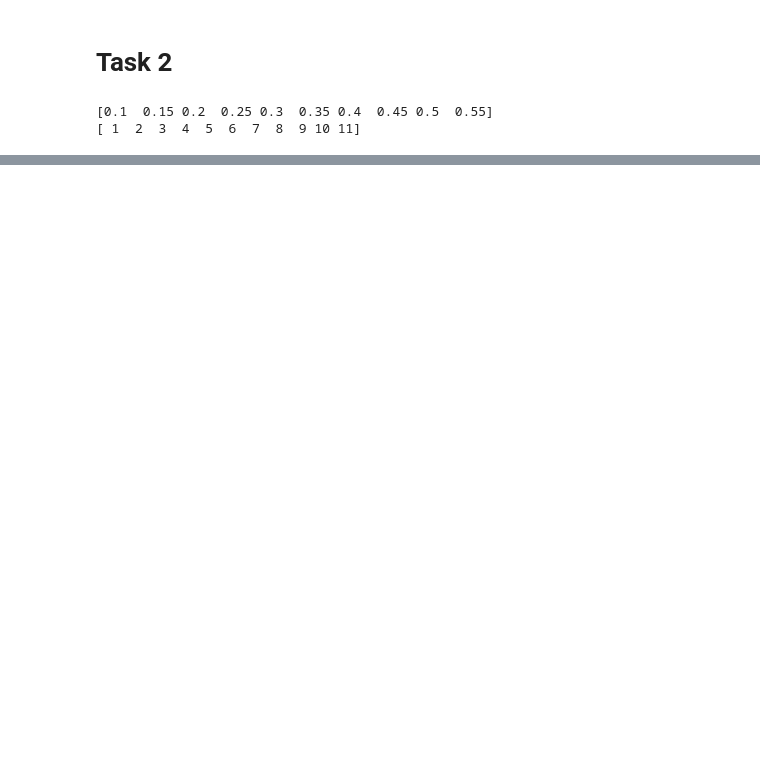
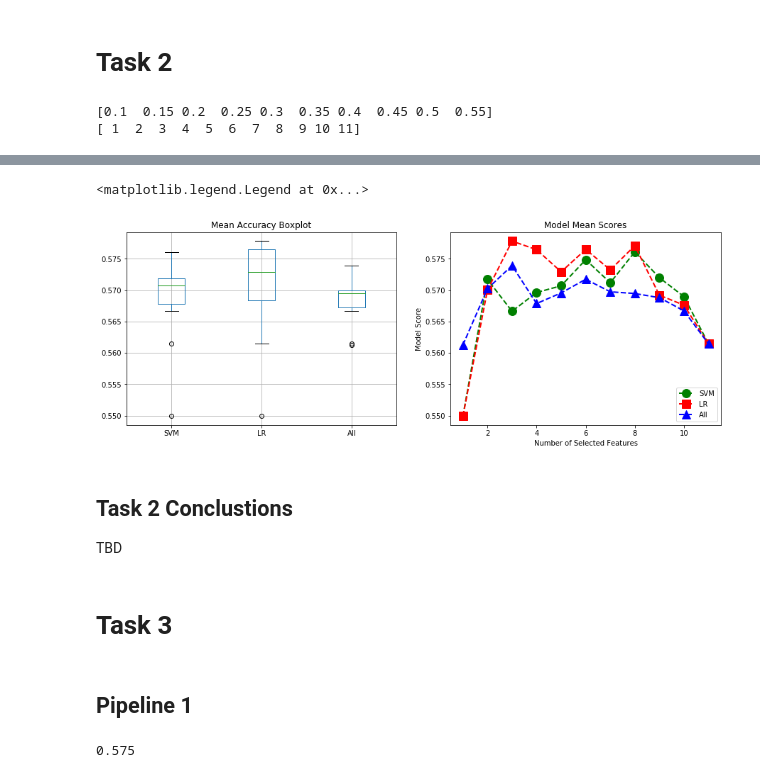
Before and after one commit to vipulpopat/MSCAI_Sem1_Etivity5, a Jupyter notebook: Etivity5_Feature_Selection_9939245.ipynb, the cells around one changed output, grey strips where cells are left out. Drawn from its saved outputs; the diff is of its cells as text; code cells hidden in the pictures; blank space fills up the shorter version.

Commit message:
Updated for Task 1, 2 and 3

```diff
--- a/Etivity5_Feature_Selection_9939245.ipynb
+++ b/Etivity5_Feature_Selection_9939245.ipynb
@@ -467,0 +458,3 @@ X
+# %%
+mean_accuracies_df = pd.DataFrame(data={'SVM' : model1_mean_scores, 'LR' : model2_mean_scores, 'All' : model3_mean_scores})
+mean_accuracies_df.describe()
@@ -467,0 +471,24 @@ X
+# %%
+plt.subplots(1, 2, figsize=(15, 5))
+
+plt.subplot(1,2,1)
+mean_accuracies_df.boxplot()
+plt.title('Mean Accuracy Boxplot')
+
+plt.subplot(1,2,2)
+plt.plot(nfeatures, model1_mean_scores, color='green', marker='o', linestyle='dashed', linewidth=2, markersize=12, label='SVM')
+plt.plot(nfeatures, model2_mean_scores, color='red', marker='s', linestyle='dashed', linewidth=2, markersize=12, label='LR')
+plt.plot(nfeatures, model3_mean_scores, color='blue', marker='^', linestyle='dashed', linewidth=2, markersize=12, label='All')
+plt.title('Model Mean Scores')
+plt.xlabel('Number of Selected Features')
+plt.ylabel('Model Score')
+plt.legend(loc="lower right")
+# %% [output]
+<matplotlib.legend.Legend at 0x...>
+[figure, added]
+# %% [markdown]
+## Task 2 Conclustions
+
+TBD
+# %% [markdown]
+# Task 3
@@ -467,0 +500,15 @@ X
+# %% [markdown]
+## Pipeline 1
+# %%
+# create pipeline
+estimators = []
+# Using Anova Univariate Feature Selection
+# https://scikit-learn.org/stable/auto_examples/svm/plot_svm_anova.html#sphx-glr-auto-examples-svm-plot-svm-anova-py
+estimators.append(('feat_sel', SelectPercentile(chi2)))
+estimators.append(('scale',    preprocessing.MinMaxScaler()))
+estimators.append(('classify', svm.SVC()))
+p1_model = Pipeline(estimators)
+p1_model.fit(predictors_train, target_train)
+p1_model.score(predictors_test, target_test)
+# %% [output]
+0.575
```
Also changed, not shown: parts of 26 cells of this notebook.
